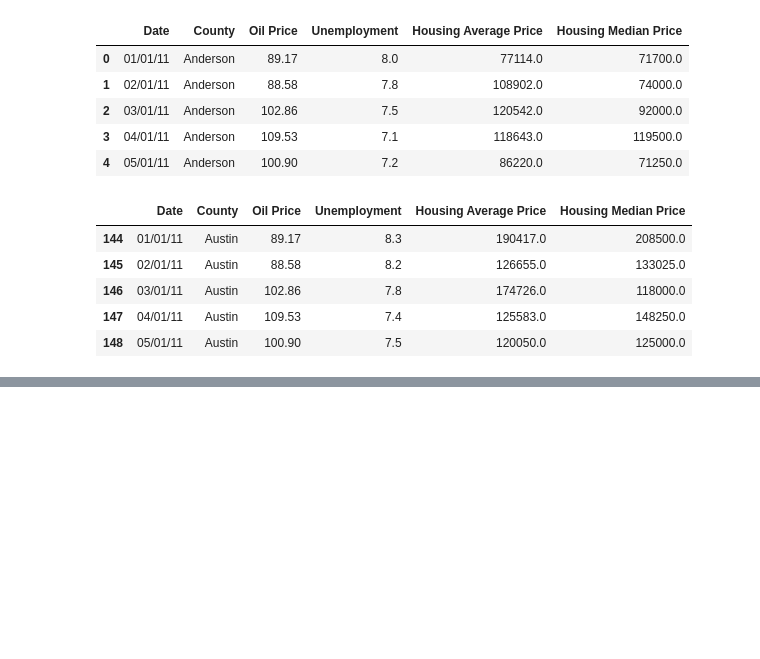
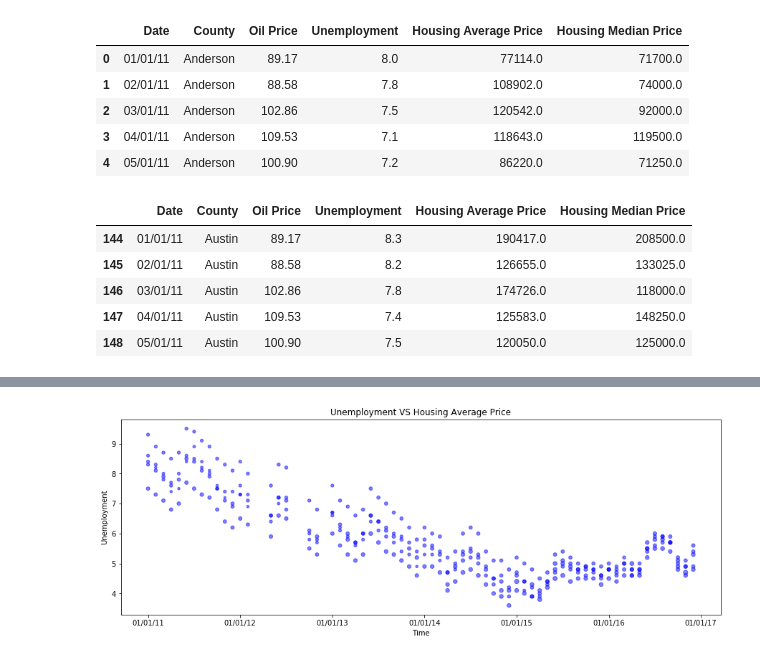
Before and after one commit to savorgnan5/Project_1, a Jupyter notebook: Fabio_P.ipynb, the cells around one changed output, grey strips where cells are left out. Saved outputs shown, nothing was run; the diff lists cells and outputs as text; code cells hidden in the pictures; blank space fills up the shorter version.

```diff
--- a/Fabio_P.ipynb
+++ b/Fabio_P.ipynb
@@ -303,0 +350,13 @@ plt.show()
+# %%
+
+plt.scatter(County_list_Houston["Date"],
+            County_list_Houston["Unemployment"],
+            s=County_list_Houston["Housing Average Price"]/10000,
+            alpha= 0.5, marker="o", color="blue",label="Housing Average Price")
+plt.xticks(["01/01/11","01/01/12","01/01/13","01/01/14","01/01/15","01/01/16","01/01/17"])
+plt.title("Unemployment VS Housing Average Price")
+plt.xlabel("Time")
+plt.ylabel("Unemployment")
+plt.show()
+# %% [output]
+[figure, added]
```
Also changed, not shown: parts of 13 cells of this notebook.
